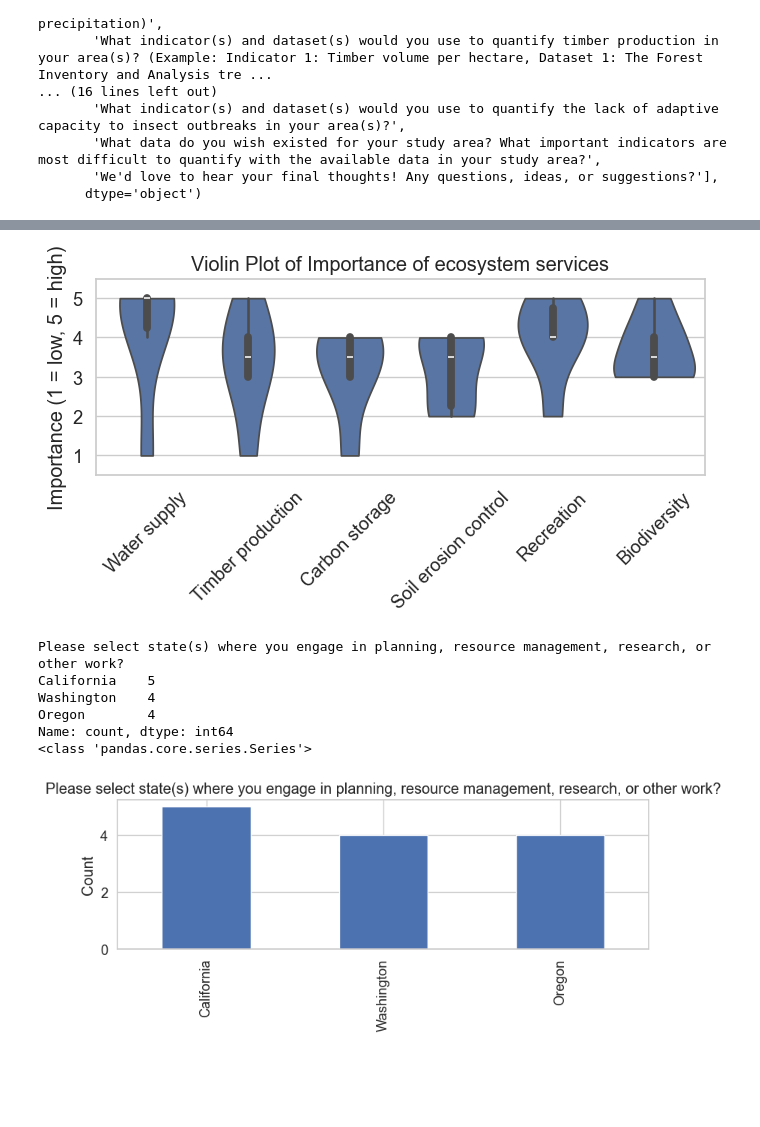
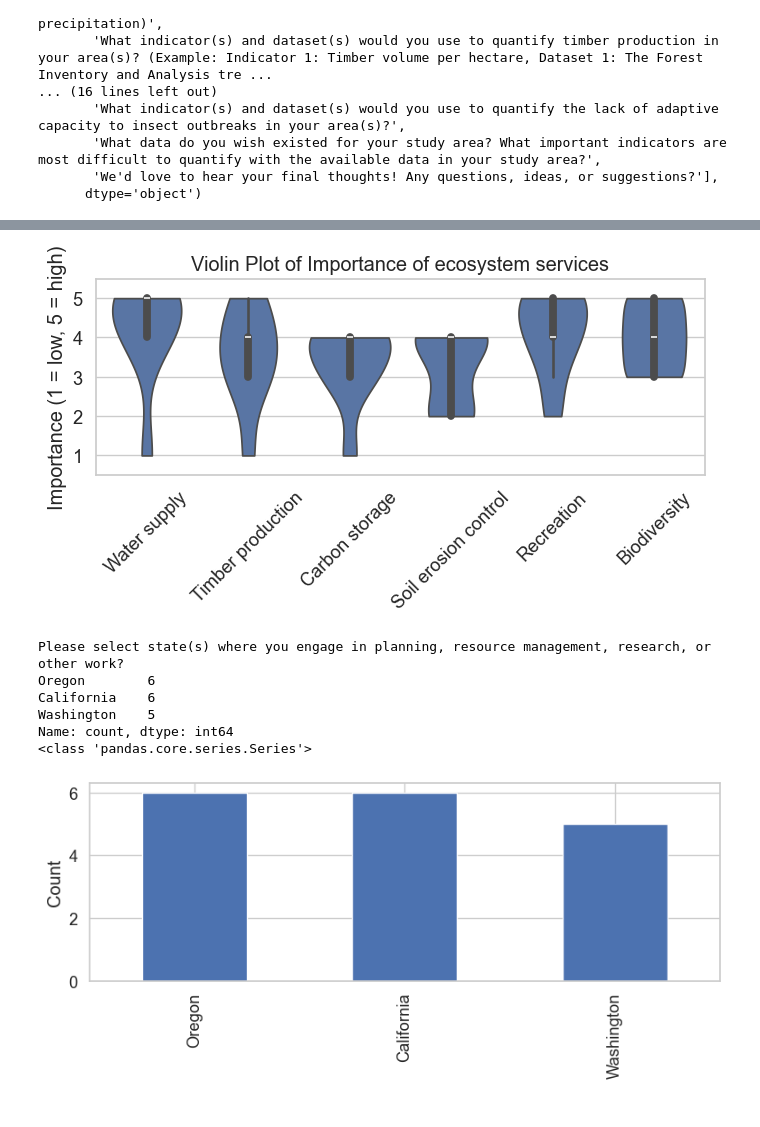
Before and after one commit to th2018/WEST_COAST_ES, a Jupyter notebook: pre_workshop_survey/hazard_and_es_importance_violin.ipynb, the cells around one changed output, grey strips where cells are left out. Cells and saved outputs as stored; diff of their text form; code cells hidden in the pictures; blank space fills up the shorter version.

```diff
--- a/pre_workshop_survey/hazard_and_es_importance_violin.ipynb
+++ b/pre_workshop_survey/hazard_and_es_importance_violin.ipynb
@@ -15,6 +18,6 @@ os.listdir()
 # %%
 df = pd.read_excel(
-"Pre-workshop questionnaire(1-12).xlsx"
+"Pre-workshop questionnaire(1-1.xlsx"
     #    "questionnaire_for_analysis.xlsx"
 )
 df.columns = df.columns.str.strip()
@@ -168,7 +171,7 @@ plt.tight_layout()
 plt.savefig("ES_importance_violin.png")
 plt.show()
 # %% [output]
-[figure, old version]
+[figure, new version]
 # %%
 counts = (
     df['Please select state(s) where you engage in planning, resource management, research, or other work?']
@@ -187,24 +190,26 @@ print(counts)
 print(type(counts))
 # %% [output]
 Please select state(s) where you engage in planning, resource management, research, or other work?
-California    5
-Washington    4
-Oregon        4
+Oregon        6
+California    6
+Washington    5
 Name: count, dtype: int64
 <class 'pandas.core.series.Series'>
 # %%
 import matplotlib.pyplot as plt
 
 plt.figure(figsize=(8, 4))
 counts.plot(kind='bar')
 plt.xlabel(' ')
 plt.ylabel('Count')
-plt.title('Please select state(s) where you engage in planning, resource management, research, or other work?')
+#plt.title(
+#    'Please select state(s) where you engage in planning, resource management, research, or other work?'
+#)
 plt.tight_layout()
 
 
 
 plt.savefig("state.png")
 plt.show()
 # %% [output]
-[figure, old version]
+[figure, new version]
```
Also changed, not shown: parts of 5 cells of this notebook.
